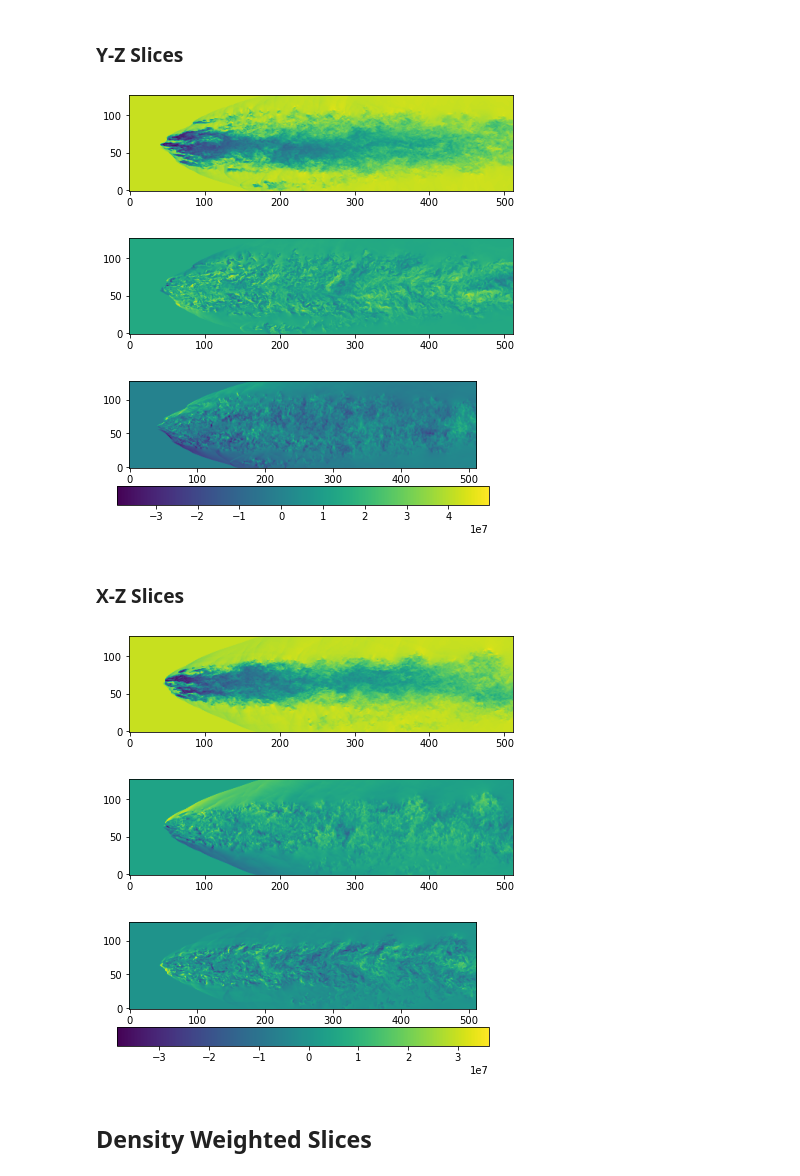
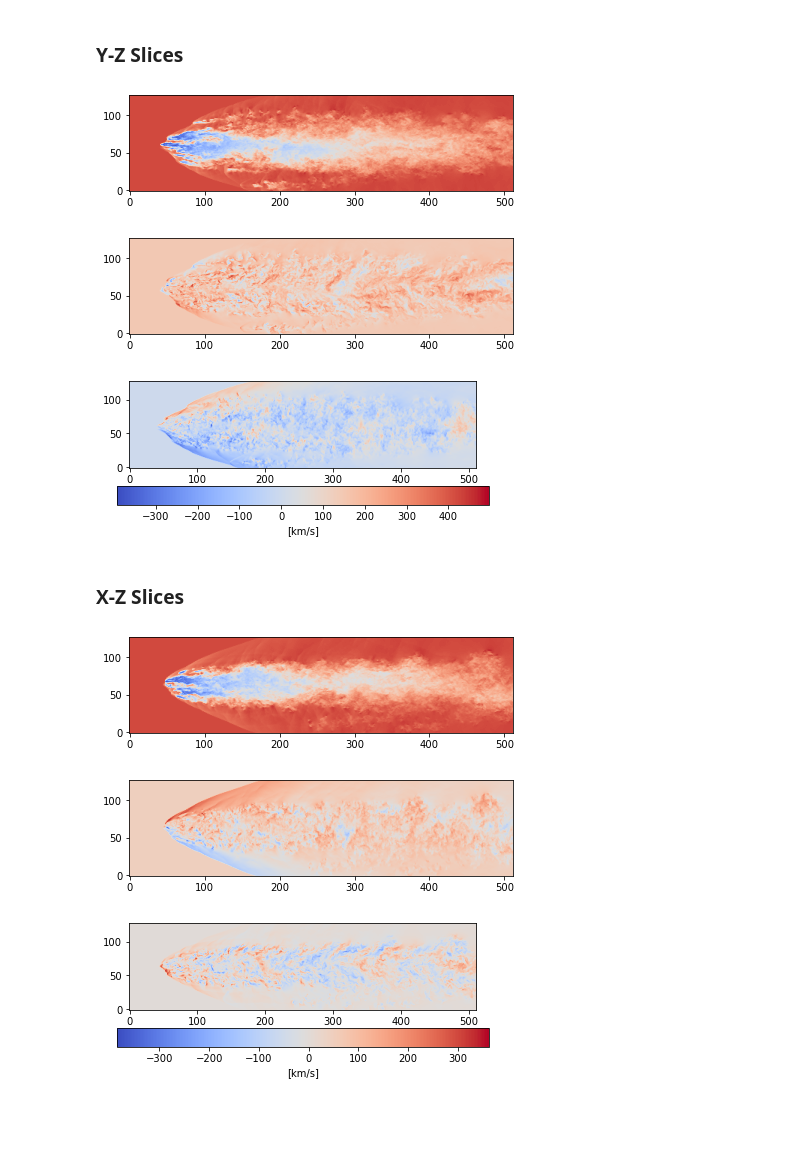
Before and after one commit to hannahjleary/python, a Jupyter notebook: Notebooks/Velocity_Slices.ipynb, the cells around one changed output. Saved outputs shown, nothing was run; the diff lists cells and outputs as text; code cells hidden in the pictures; blank space fills up the shorter version.

```diff
--- a/Notebooks/Velocity_Slices.ipynb
+++ b/Notebooks/Velocity_Slices.ipynb
@@ -46,10 +46,12 @@ pz = f['momentum_z'][:]
 d = f['density'][:]
 # %%
 f.close()
+# %%
+km = 1e-5
 # %%
-vx = (px*v_c)/d
-vy = (py*v_c)/d
-vz = (pz*v_c)/d
+vx = (px*v_c*km)/d
+vy = (py*v_c*km)/d
+vz = (pz*v_c*km)/d
 # %%
 print("n range = %e %e" % (np.min(vx),np.max(vx)))
 print("n range = %e %e" % (np.min(vy),np.max(vy)))
@@ -96,44 +98,42 @@ cb = plt.colorbar(image, orientation = 'horizontal')
 # %%
 fig = plt.figure(figsize=(24,6))
 plt.subplot(3,1,1)
-image = plt.imshow(vx_yz.T, origin='lower', cmap='viridis')
+image = plt.imshow(vx_yz.T, origin='lower', cmap='coolwarm')
 
 fig = plt.figure(figsize=(24,6))
 plt.subplot(3,1,2)
-image = plt.imshow(vy_yz.T, origin='lower', cmap='viridis')
+image = plt.imshow(vy_yz.T, origin='lower', cmap='coolwarm')
 
 fig = plt.figure(figsize=(24,6))
 plt.subplot(3,1,3)
-image = plt.imshow(vz_yz.T, origin='lower', cmap='viridis')
+image = plt.imshow(vz_yz.T, origin='lower', cmap='coolwarm')
 
 plt.tight_layout()
 plt.savefig('..\Plots\plot5.png', bbox_inches='tight')
-cb = plt.colorbar(image, orientation = 'horizontal')
+cb = plt.colorbar(image, orientation = 'horizontal', label='[km/s]')
 # %% [output]
-[figure, old version]
+[figure, new version]
-[figure, old version]
+[figure, new version]
-[figure, old version]
+[figure, new version]
 # %% [markdown]
 <h3>X-Z Slices</h3>
 # %%
 fig = plt.figure(figsize=(24,6))
 plt.subplot(3,1,1)
-image = plt.imshow(vx_xz.T, origin='lower', cmap='viridis')
+image = plt.imshow(vx_xz.T, origin='lower', cmap='coolwarm')
 
 fig = plt.figure(figsize=(24,6))
 plt.subplot(3,1,2)
-image = plt.imshow(vy_xz.T, origin='lower', cmap='viridis')
+image = plt.imshow(vy_xz.T, origin='lower', cmap='coolwarm')
 
 fig = plt.figure(figsize=(24,6))
 plt.subplot(3,1,3)
-image = plt.imshow(vz_xz.T, origin='lower', cmap='viridis')
+image = plt.imshow(vz_xz.T, origin='lower', cmap='coolwarm')
 
 plt.tight_layout()
 plt.savefig('..\Plots\plot6.png', bbox_inches='tight')
-cb = plt.colorbar(image, orientation = 'horizontal')
+cb = plt.colorbar(image, orientation = 'horizontal',label='[km/s]')
 # %% [output]
-[figure, old version]
+[figure, new version]
-[figure, old version]
+[figure, new version]
-[figure, old version]
+[figure, new version]
-# %% [markdown]
-<h2>Density Weighted Slices</h2>
```
Also changed, not shown: parts of 18 cells of this notebook, 3 other files.
